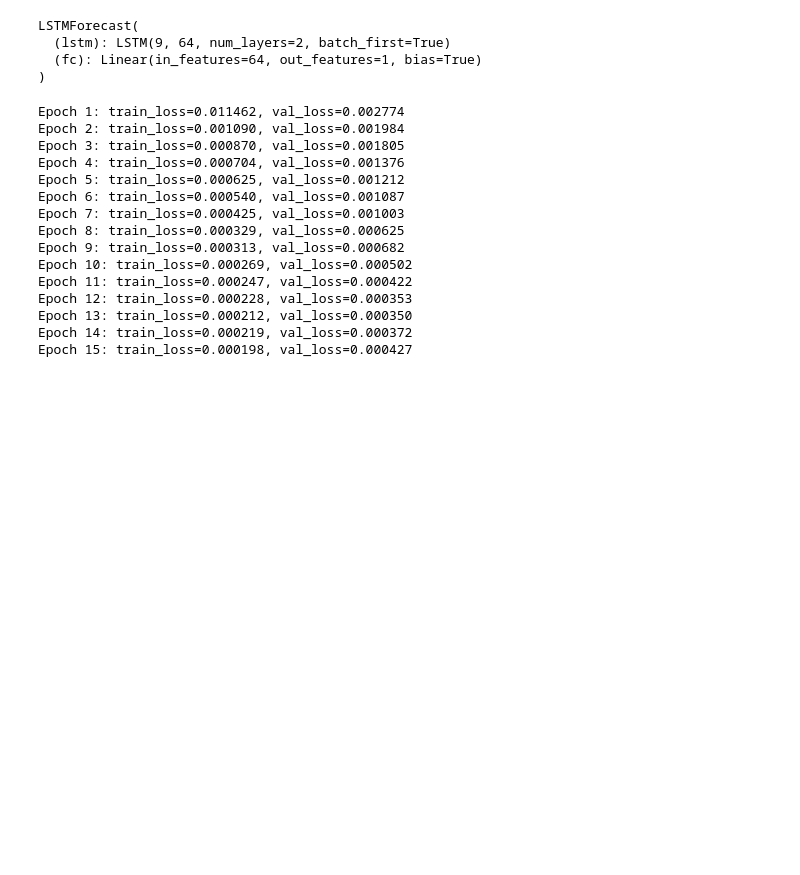
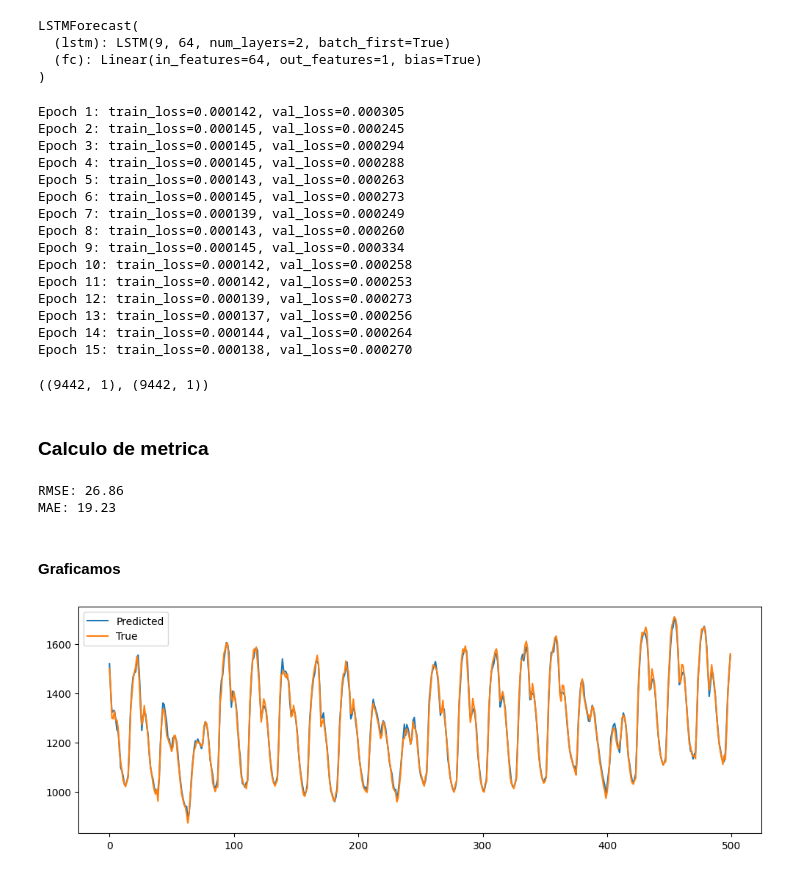
Before and after one commit to Ivo196/Electricity-Load-Forecasting, a Jupyter notebook: notebooks/02_preparacion_datos_y_ventanas.ipynb, the cells around one changed output. Drawn from its saved outputs; the diff is of its cells as text; code cells hidden in the pictures; blank space fills up the shorter version.

Commit message:
add metrics and plot

```diff
--- a/notebooks/02_preparacion_datos_y_ventanas.ipynb
+++ b/notebooks/02_preparacion_datos_y_ventanas.ipynb
@@ -197,8 +199,7 @@ for epoch in range(n_epochs):
 
     train_loss /= len(train_loader.dataset)
 
-
-
+    all_pred = []
     # Validation
     model.eval()
     val_loss = 0.0
@@ -208,22 +209,59 @@ for epoch in range(n_epochs):
             loss = criterion(y_pred, y_batch)
             val_loss += loss.item() * X_batch.size(0)
 
+            all_pred.append(y_pred)
+    all_pred = torch.cat(all_pred, dim=0)
+    all_pred = all_pred.cpu().numpy()
+
+
     val_loss /= len(test_loader.dataset)
 
     print(f"Epoch {epoch+1}: train_loss={train_loss:.6f}, val_loss={val_loss:.6f}")
 # %% [output]
-Epoch 1: train_loss=0.011462, val_loss=0.002774
-Epoch 2: train_loss=0.001090, val_loss=0.001984
-Epoch 3: train_loss=0.000870, val_loss=0.001805
-Epoch 4: train_loss=0.000704, val_loss=0.001376
-Epoch 5: train_loss=0.000625, val_loss=0.001212
-Epoch 6: train_loss=0.000540, val_loss=0.001087
-Epoch 7: train_loss=0.000425, val_loss=0.001003
-Epoch 8: train_loss=0.000329, val_loss=0.000625
-Epoch 9: train_loss=0.000313, val_loss=0.000682
-Epoch 10: train_loss=0.000269, val_loss=0.000502
-Epoch 11: train_loss=0.000247, val_loss=0.000422
-Epoch 12: train_loss=0.000228, val_loss=0.000353
-Epoch 13: train_loss=0.000212, val_loss=0.000350
-Epoch 14: train_loss=0.000219, val_loss=0.000372
-Epoch 15: train_loss=0.000198, val_loss=0.000427
+Epoch 1: train_loss=0.000142, val_loss=0.000305
+Epoch 2: train_loss=0.000145, val_loss=0.000245
+Epoch 3: train_loss=0.000145, val_loss=0.000294
+Epoch 4: train_loss=0.000145, val_loss=0.000288
+Epoch 5: train_loss=0.000143, val_loss=0.000263
+Epoch 6: train_loss=0.000145, val_loss=0.000273
+Epoch 7: train_loss=0.000139, val_loss=0.000249
+Epoch 8: train_loss=0.000143, val_loss=0.000260
+Epoch 9: train_loss=0.000145, val_loss=0.000334
+Epoch 10: train_loss=0.000142, val_loss=0.000258
+Epoch 11: train_loss=0.000142, val_loss=0.000253
+Epoch 12: train_loss=0.000139, val_loss=0.000273
+Epoch 13: train_loss=0.000137, val_loss=0.000256
+Epoch 14: train_loss=0.000144, val_loss=0.000264
+Epoch 15: train_loss=0.000138, val_loss=0.000270
+# %%
+y_test_true = scaler_y.inverse_transform(y_test_seq)
+y_test_pred  = scaler_y.inverse_transform(all_pred)
+y_test_pred.shape, y_test_true.shape
+# %% [output]
+((9442, 1), (9442, 1))
+# %% [markdown]
+### Calculo de metrica
+# %%
+from sklearn.metrics import mean_squared_error, mean_absolute_error
+
+mse = mean_squared_error(y_test_pred, y_test_true)
+mae = mean_absolute_error(y_test_pred, y_test_true)
+
+rmse = mse ** 0.5
+
+print(f"RMSE: {rmse:.2f}")
+print(f"MAE: {mae:.2f}")
+# %% [output]
+RMSE: 26.86
+MAE: 19.23
+# %% [markdown]
+#### Graficamos
+# %%
+import matplotlib.pyplot as plt
+plt.figure(figsize=(12,4))
+plt.plot(y_test_pred[:500], label='Predicted')
+plt.plot(y_test_true[:500], label='True')
+plt.legend()
+plt.show()
+# %% [output]
+[figure, added]
```
Also changed, not shown: parts of 3 cells of this notebook.
